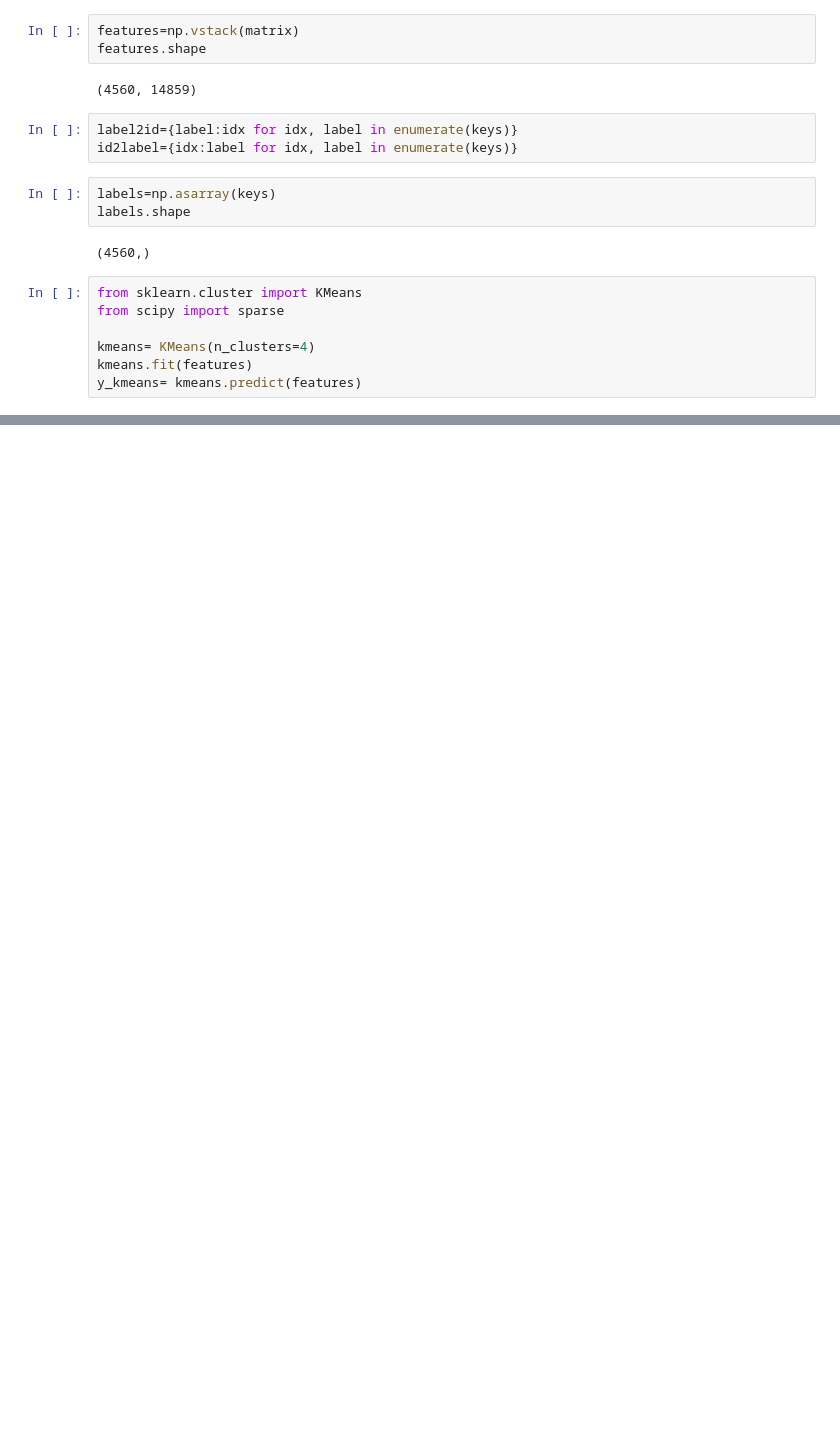
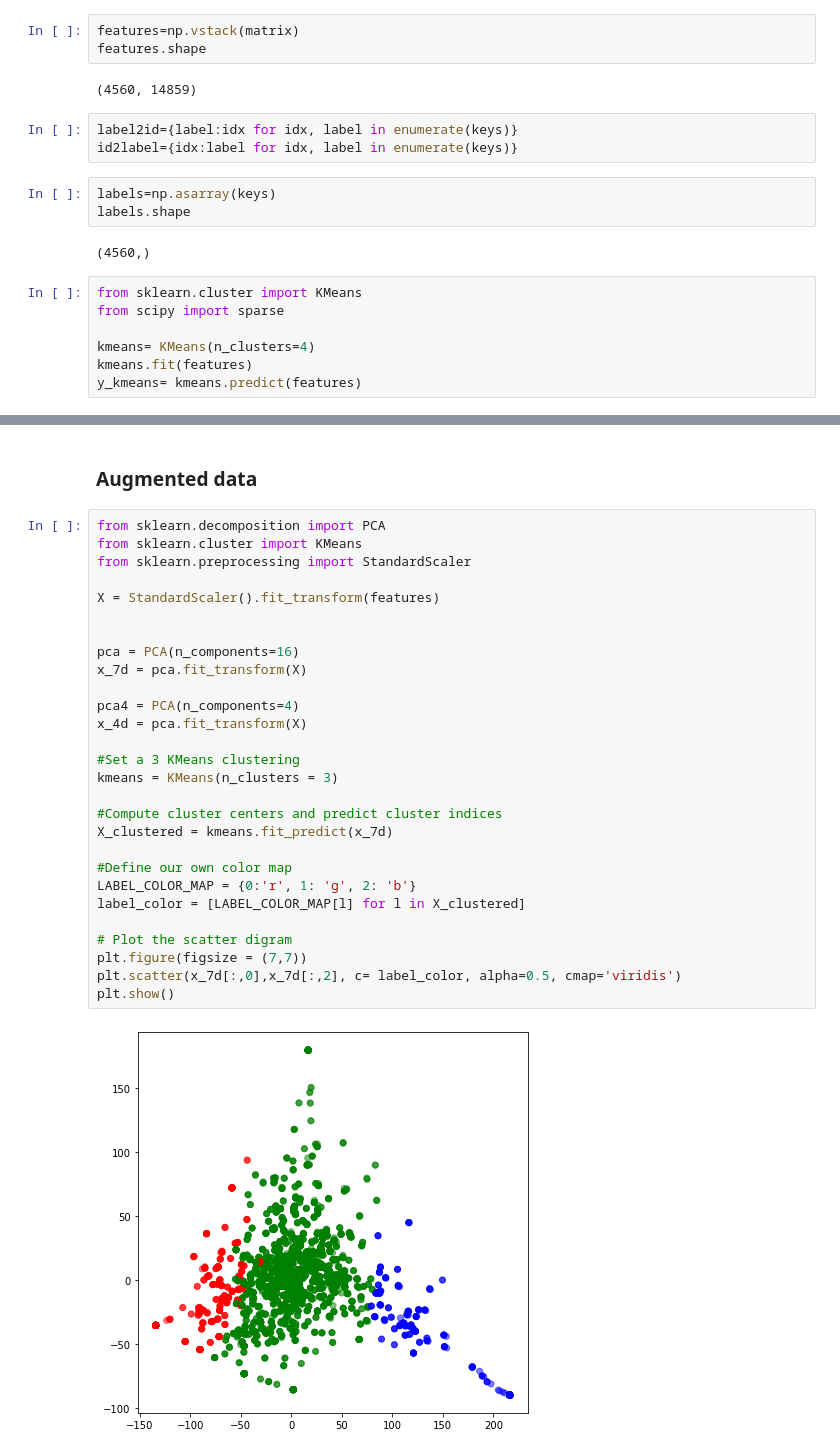
Before and after one commit to siebeniris/Combined_Distributional_and_Formal_Semantics, a Jupyter notebook: clustering.ipynb, the cells around one changed output, grey strips where cells are left out. Cells and saved outputs as stored; diff of their text form; blank space fills up the shorter version.

```diff
--- a/clustering.ipynb
+++ b/clustering.ipynb
@@ -236,0 +269,32 @@ with open(pred_arg_types_binary) as fp:
+# %% [markdown]
+### Augmented data
+# %%
+from sklearn.decomposition import PCA
+from sklearn.cluster import KMeans
+from sklearn.preprocessing import StandardScaler
+
+X = StandardScaler().fit_transform(features)
+
+
+pca = PCA(n_components=16)
+x_7d = pca.fit_transform(X)
+
+pca4 = PCA(n_components=4)
+x_4d = pca.fit_transform(X)
+
+#Set a 3 KMeans clustering
+kmeans = KMeans(n_clusters = 3)
+
+#Compute cluster centers and predict cluster indices
+X_clustered = kmeans.fit_predict(x_7d)
+
+#Define our own color map
+LABEL_COLOR_MAP = {0:'r', 1: 'g', 2: 'b'}
+label_color = [LABEL_COLOR_MAP[l] for l in X_clustered]
+
+# Plot the scatter digram
+plt.figure(figsize = (7,7))
+plt.scatter(x_7d[:,0],x_7d[:,2], c= label_color, alpha=0.5, cmap='viridis')
+plt.show()
+# %% [output]
+[figure, added]
```
Also changed, not shown: parts of 20 cells of this notebook, 17 other files.
